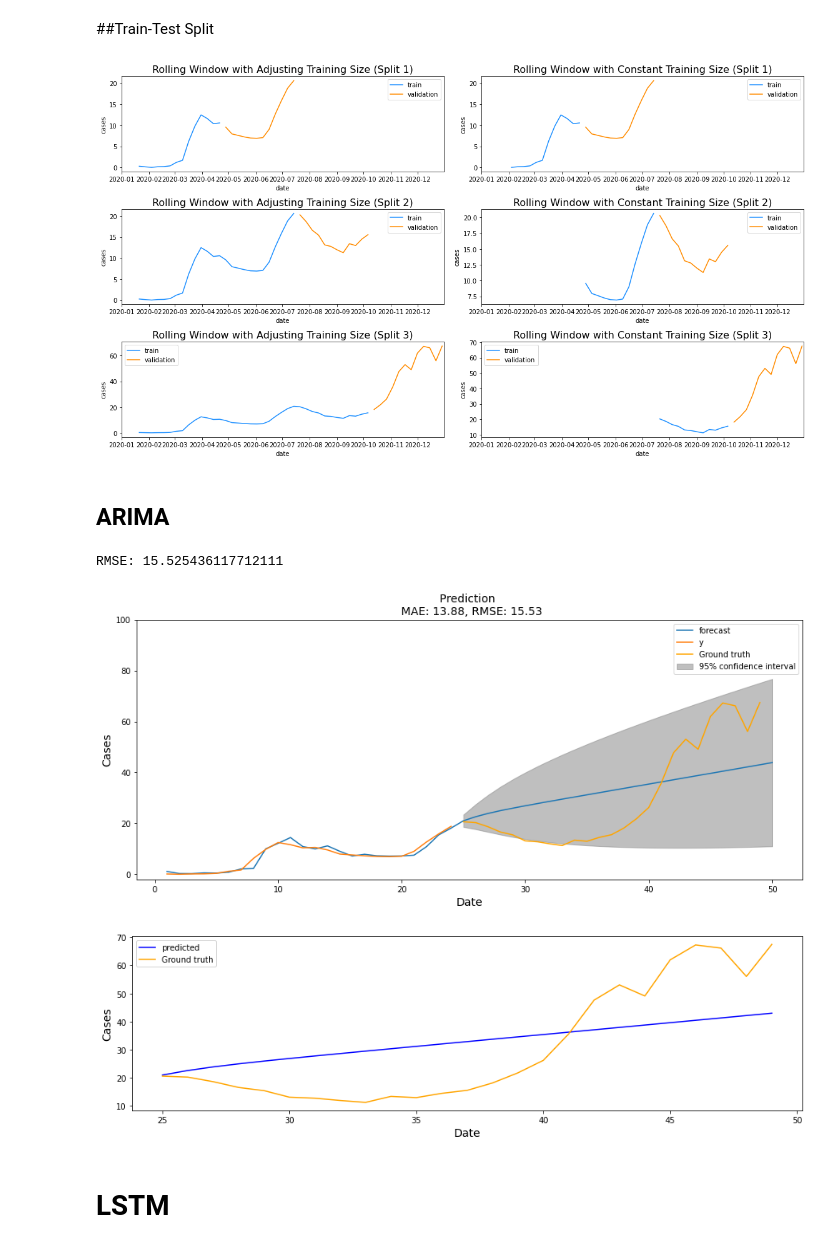
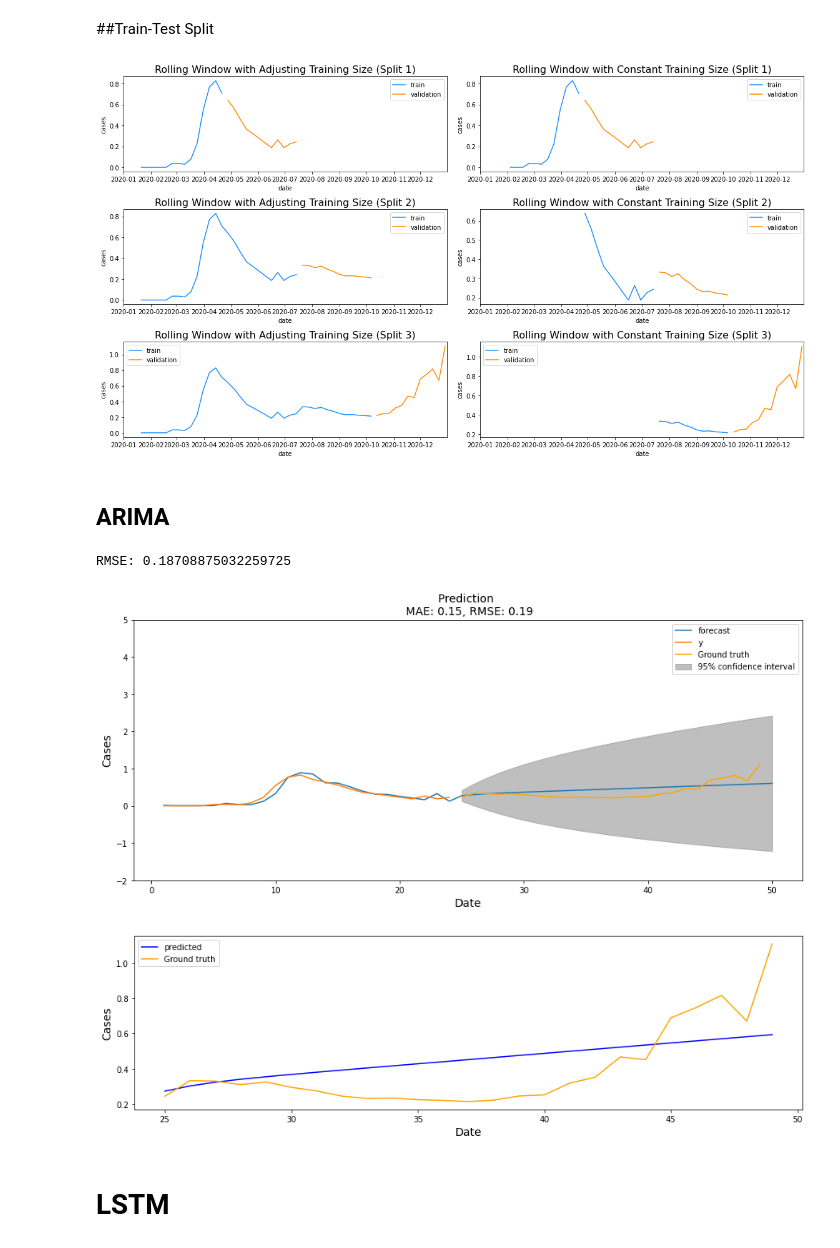
Before and after one commit to SravaniKatlaganti/TimeSeriesAnalysisOfCOVID19, a Jupyter notebook: Covid19.ipynb, the cells around one changed output. Drawn from its saved outputs; the diff is of its cells as text; code cells hidden in the pictures.

```diff
--- a/Covid19.ipynb
+++ b/Covid19.ipynb
@@ -36,7 +36,7 @@ df.head()
 df = df.drop(['geoid','county','cases_avg_per_100k','cases_avg_per_100k','deaths_avg_per_100k'], axis=1)
 # %%
 # Simplify column names
-df.columns = ['date',  'state', 'cases', 'cases_avg', 'deaths', 'deaths_avg']
+df.columns = ['date',  'state', 'deaths', 'cases_avg', 'cases', 'deaths_avg']
 # Specify target and feature columns
 targets = ['cases']
 features = [feature for feature in df.columns if feature not in targets]
@@ -116,7 +116,7 @@ no missing values, so no operations required
 ## Data Resampling
 # %%
 # To smooth the data, downsample data from daily to weekly
-downsample = df[['date','state', 'cases', 'cases_avg', 'deaths', 'deaths_avg']].resample('7D', on='date').mean().reset_index(drop=False)
+downsample = df[['date','state','deaths', 'cases_avg', 'cases', 'deaths_avg']].resample('7D', on='date').mean().reset_index(drop=False)
 df = downsample.copy()
 # %% [markdown]
 ## Stationarity
@@ -202,11 +202,11 @@ As p-value>0.05 means non-stationary and 'Purple' lines indicates this in the gr
 ### Differencing
 # %%
 # First Order Differencing
-ts_diff = np.diff(df['cases'])
-df['cases_diff_1'] = np.append([0], ts_diff)
+ts_diff = np.diff(df['cases'],n=2)
+df['cases_diff_1'] = np.append([0,1], ts_diff)
 
 # Plot column after differencing and
 f, ax = plt.subplots(nrows=1, ncols=1, figsize=(15, 6))
 # Visualize ADF results
-visualize_adfuller_results(df['cases_diff_1'], 'Differenced (1. Order) \n deaths', ax)
+visualize_adfuller_results(df['cases_diff_1'], 'Differenced (2. Order) \n deaths', ax)
 # %% [output]
@@ -377,7 +377,7 @@ for i in range(N_SPLITS):
 plt.tight_layout()
 plt.show()
 # %% [output]
-[figure, old version]
+[figure, new version]
 # %%
 # Split data into training and testing samples for our models
 train_size = 25
@@ -408,24 +408,25 @@ score_rmse = math.sqrt(mean_squared_error(y_test, y_pred))
 
 print(Fore.GREEN + 'RMSE: {}'.format(score_rmse))
 # %% [output]
-RMSE: 15.525436117712111
+RMSE: 0.18708875032259725
 # %%
 # Visualize original data against predicted data
 f, ax = plt.subplots(1)
 f.set_figheight(6)
 f.set_figwidth(15)
 
 model_fit.plot_predict(1, 50, ax=ax)
-sns.lineplot(x=x_test.index, y=y_test['y'], ax=ax, color='orange', label='Ground truth')
+fig = sns.lineplot(x=x_test.index, y=y_test['y'], ax=ax, color='orange', label='Ground truth')
 
 ax.set_title(f'Prediction \n MAE: {score_mae:.2f}, RMSE: {score_rmse:.2f}', fontsize=14)
 ax.set_xlabel(xlabel='Date', fontsize=14)
 ax.set_ylabel(ylabel='Cases', fontsize=14)
 
-ax.set_ylim(-2, 100)
+ax.set_ylim(-2, 5)
 plt.show()
+fig.figure.savefig('graph.jpg')
 # %% [output]
-[figure, old version]
+[figure, new version]
 # %%
 # Plot test and predicted data set
 f, ax = plt.subplots(1)
@@ -440,7 +441,7 @@ ax.set_ylabel(ylabel='Cases', fontsize=14)
 
 plt.show()
 # %% [output]
-[figure, old version]
+[figure, new version]
 # %% [markdown]
 # LSTM
 # %%
```
Also changed, not shown: parts of 19 cells of this notebook, 3 other files.
